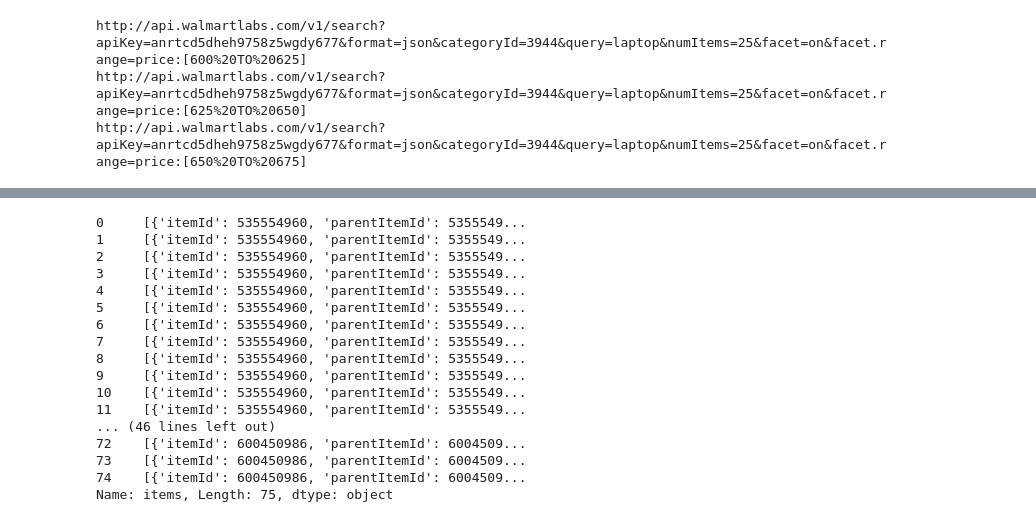
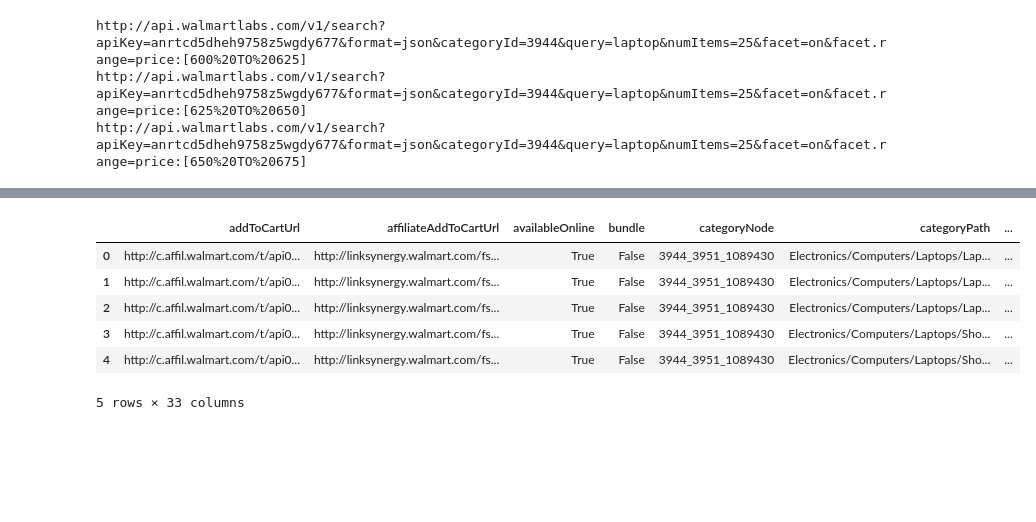
Before and after one commit to craigpreid/HackNSlack, a Jupyter notebook: test_code/walmart_test_search.ipynb, the cells around one changed output, grey strips where cells are left out. Saved outputs shown, nothing was run; the diff lists cells and outputs as text; code cells hidden in the pictures; blank space fills up the shorter version.

Commit message:
Walmart Search fixed 001

```diff
--- a/test_code/walmart_test_search.ipynb
+++ b/test_code/walmart_test_search.ipynb
@@ -58,6 +61,7 @@ for page in range(1, 4):
     price_url = (f"{search_url}apiKey={api_alt}&format={format}&categoryId={categoryId}&query={query}&numItems={numItems}&facet={facet}&facet.range={facet_range}")
     print(price_url)
     items = requests.get(price_url).json()
+    #print_r(items)
 
     #step up in price set low = high
     low = high
@@ -67,7 +71,9 @@ for page in range(1, 4):
 
     # loop through the response and append each article to the list
     for item in items["items"]:
-        array.append(items)
+        array.append(item)
+
+print("--------------------")
 # %% [output]
 http://api.walmartlabs.com/v1/search?apiKey=anrtcd5dheh9758z5wgdy677&format=json&categoryId=3944&query=laptop&numItems=25&facet=on&facet.range=price:[600%20TO%20625]
 http://api.walmartlabs.com/v1/search?apiKey=anrtcd5dheh9758z5wgdy677&format=json&categoryId=3944&query=laptop&numItems=25&facet=on&facet.range=price:[625%20TO%20650]
@@ -87,21 +101,11 @@ NotebookApp.rate_limit_window=3.0 (secs)
 # %%
 laptopbestbuy_df = pd.DataFrame(array)
-laptopbestbuy_df['items']
+laptopbestbuy_df.head()
 # %% [output]
+|  | addToCartUrl | affiliateAddToCartUrl | availableOnline | bundle | categoryNode | categoryPath | ... |
+| 0 | http://c.affil.walmart.com/t/api0... | http://linksynergy.walmart.com/fs... | True | False | 3944_3951_1089430 | Electronics/Computers/Laptops/Lap... | ... |
+| 1 | http://c.affil.walmart.com/t/api0... | http://linksynergy.walmart.com/fs... | True | False | 3944_3951_1089430 | Electronics/Computers/Laptops/Lap... | ... |
+| 2 | http://c.affil.walmart.com/t/api0... | http://linksynergy.walmart.com/fs... | True | False | 3944_3951_1089430 | Electronics/Computers/Laptops/Lap... | ... |
+| 3 | http://c.affil.walmart.com/t/api0... | http://linksynergy.walmart.com/fs... | True | False | 3944_3951_1089430 | Electronics/Computers/Laptops/Sho... | ... |
+| 4 | http://c.affil.walmart.com/t/api0... | http://linksynergy.walmart.com/fs... | True | False | 3944_3951_1089430 | Electronics/Computers/Laptops/Sho... | ... |
-0     [{'itemId': 535554960, 'parentItemId': 5355549...
-1     [{'itemId': 535554960, 'parentItemId': 5355549...
-2     [{'itemId': 535554960, 'parentItemId': 5355549...
-3     [{'itemId': 535554960, 'parentItemId': 5355549...
-4     [{'itemId': 535554960, 'parentItemId': 5355549...
-5     [{'itemId': 535554960, 'parentItemId': 5355549...
-6     [{'itemId': 535554960, 'parentItemId': 5355549...
-7     [{'itemId': 535554960, 'parentItemId': 5355549...
-8     [{'itemId': 535554960, 'parentItemId': 5355549...
-9     [{'itemId': 535554960, 'parentItemId': 5355549...
-10    [{'itemId': 535554960, 'parentItemId': 5355549...
-11    [{'itemId': 535554960, 'parentItemId': 5355549...
-... (46 lines left out)
-72    [{'itemId': 600450986, 'parentItemId': 6004509...
-73    [{'itemId': 600450986, 'parentItemId': 6004509...
-74    [{'itemId': 600450986, 'parentItemId': 6004509...
-Name: items, Length: 75, dtype: object
+5 rows × 33 columns
```
Also changed, not shown: parts of 3 cells of this notebook.
